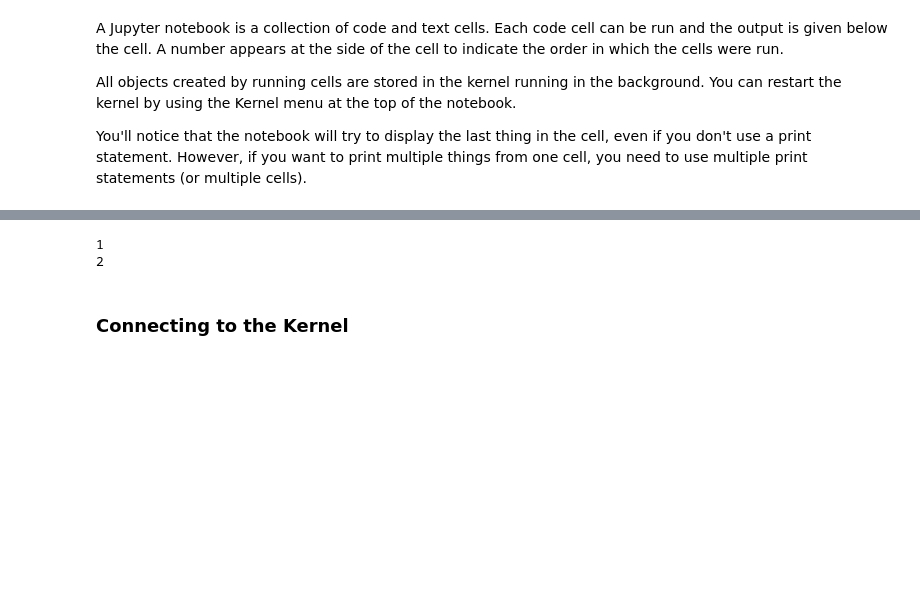
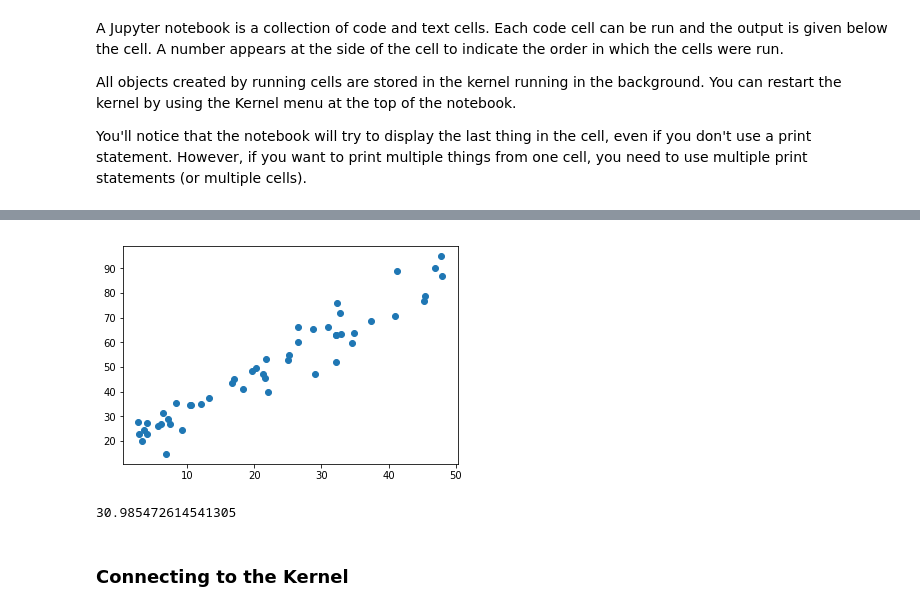
Before and after one commit to hwixley/IAML-cwk1, a Jupyter notebook: INFR10069-2020-CW1/00 - Introduction.ipynb, the cells around one changed output, grey strips where cells are left out. Cells and saved outputs as stored; diff of their text form; code cells hidden in the pictures; blank space fills up the shorter version.

```diff
--- a/INFR10069-2020-CW1/00 - Introduction.ipynb
+++ b/INFR10069-2020-CW1/00 - Introduction.ipynb
@@ -99,9 +117,24 @@ ds.shape
-# %%
-print(a)
-print(b)
-# %% [output]
-1
-2
+# %%
+from sklearn.linear_model import LinearRegression
+from sklearn.metrics import mean_squared_error
+
+X = ds["revision_time"].values.reshape(-1,1)
+
+Y = ds["exam_score"]
+
+plt.scatter(X,Y)
+plt.show()
+
+#Y.shape
+model = sklearn.linear_model.LinearRegression()
+
+model.fit(X,Y)
+y_pred = model.predict(X)
+
+#mean_squared_error(Y,y_pred)
+# %% [output]
+[figure, added]
+30.985472614541305
 # %% [markdown]
 ### Connecting to the Kernel
 # %% [markdown]
```
Also changed, not shown: parts of 1 cell of this notebook, 1 other file.
